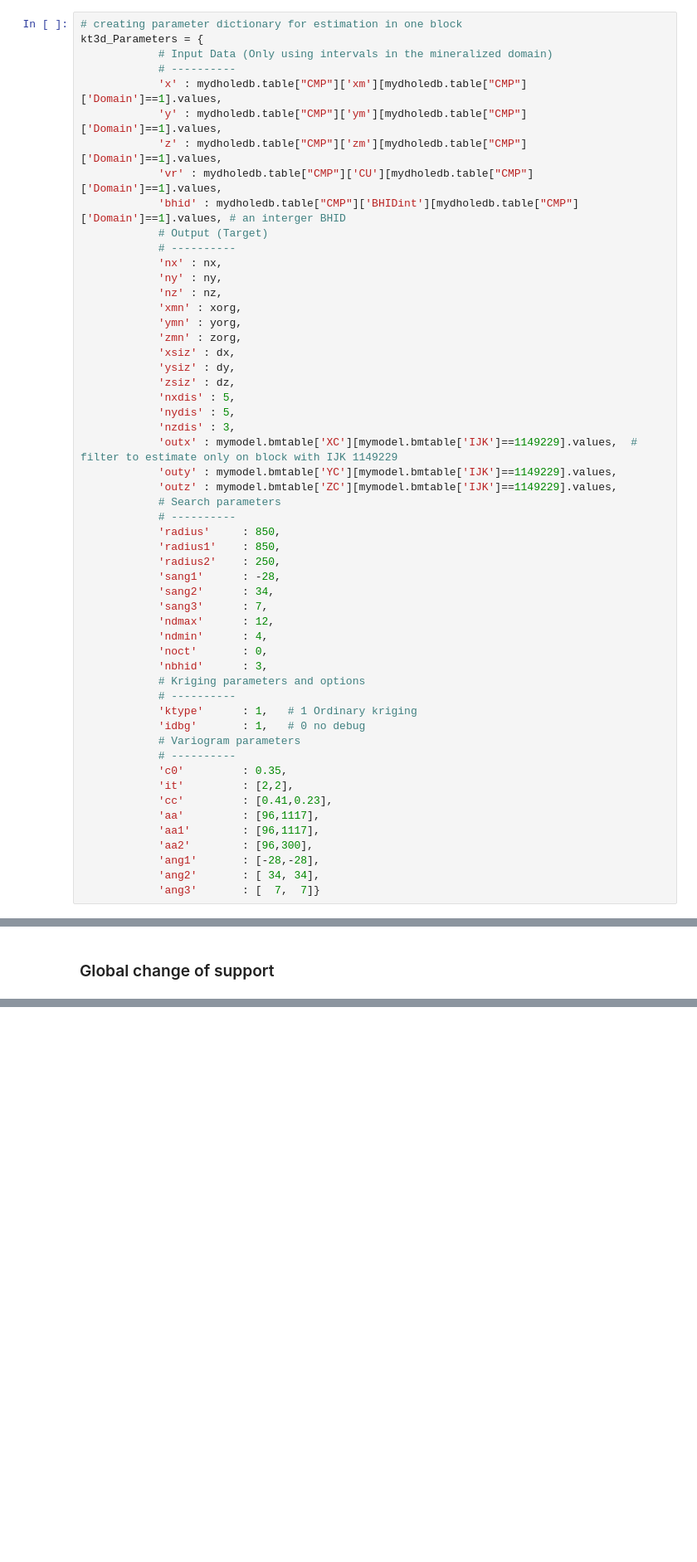
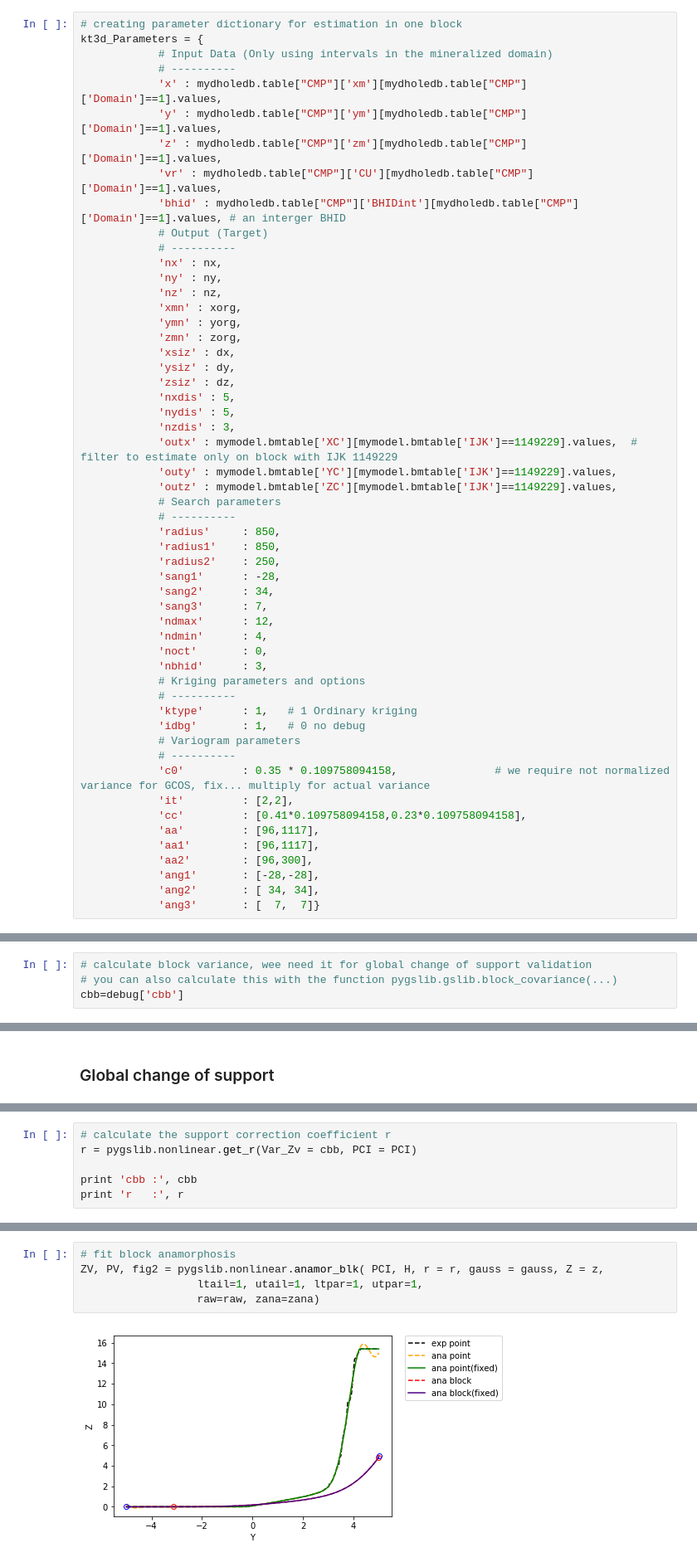
Before and after one commit to opengeostat/pygslib, a Jupyter notebook: pygslib/Ipython_templates/Tutorial_1/Tutorial_V2.ipynb, the cells around one changed output, grey strips where cells are left out. Shown at 83% size. Cells and saved outputs as stored; diff of their text form; blank space fills up the shorter version.

Commit message:
tutorial updated with global change of support

```diff
--- a/pygslib/Ipython_templates/Tutorial_1/Tutorial_V2.ipynb
+++ b/pygslib/Ipython_templates/Tutorial_1/Tutorial_V2.ipynb
@@ -564,9 +564,9 @@ kt3d_Parameters = {
             'idbg'       : 1,   # 0 no debug
             # Variogram parameters
             # ----------
-            'c0'         : 0.35,
+            'c0'         : 0.35 * 0.109758094158,               # we require not normalized variance for GCOS, fix... multiply for actual variance
             'it'         : [2,2],
-            'cc'         : [0.41,0.23],
+            'cc'         : [0.41*0.109758094158,0.23*0.109758094158],
             'aa'         : [96,1117],
             'aa1'        : [96,1117],
             'aa2'        : [96,300],
@@ -595,6 +595,10 @@ pygslib.vtktools.SavePolydata(debug['ellipsoid'], 'search_ellipsoid')
 The results may look like this in Paraview.
 
 ![](figure4.JPG "Ellipsoid")
+# %%
+# calculate block variance, wee need it for global change of support validation
+# you can also calculate this with the function pygslib.gslib.block_covariance(...)
+cbb=debug['cbb']
 # %% [markdown]
 ## Estimating in all blocks
 
@@ -677,0 +703,6 @@ mymodel.bmtable.groupby('ZC')[['CU_OK','CU_ID2','CU_NN']].mean().plot()
+# %%
+# calculate the support correction coefficient r
+r = pygslib.nonlinear.get_r(Var_Zv = cbb, PCI = PCI)
+
+print 'cbb :', cbb
+print 'r   :', r
@@ -677,0 +714,7 @@ mymodel.bmtable.groupby('ZC')[['CU_OK','CU_ID2','CU_NN']].mean().plot()
+# %%
+# fit block anamorphosis
+ZV, PV, fig2 = pygslib.nonlinear.anamor_blk( PCI, H, r = r, gauss = gauss, Z = z,
+                  ltail=1, utail=1, ltpar=1, utpar=1,
+                  raw=raw, zana=zana)
+# %% [output]
+[figure, added]
```
Also changed, not shown: parts of 13 cells of this notebook, 4 other files.
